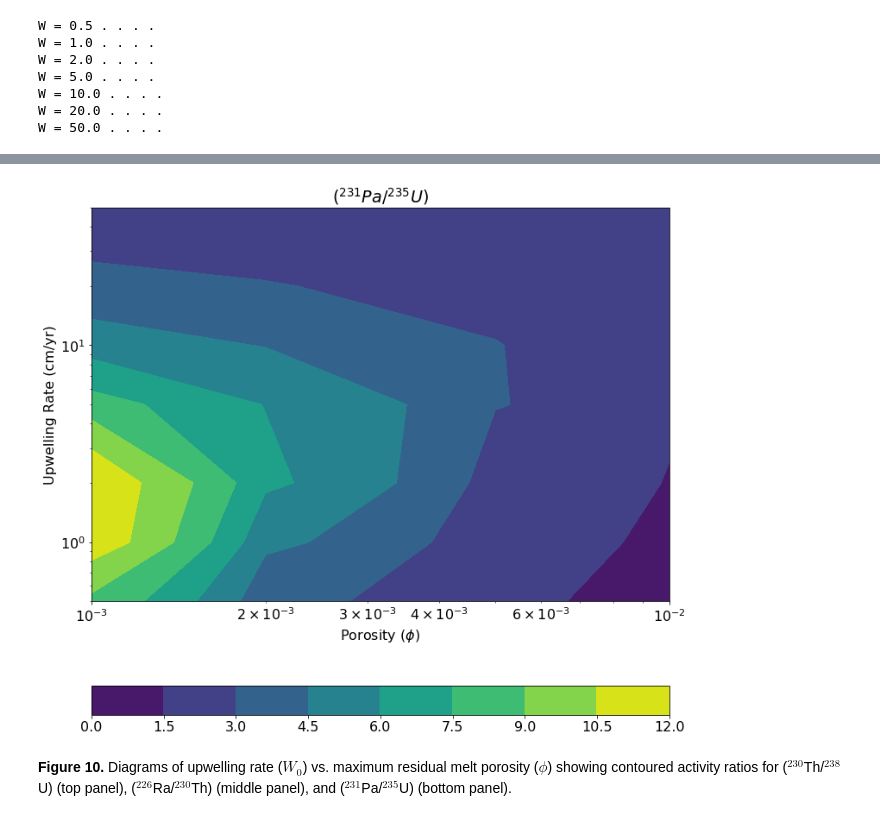
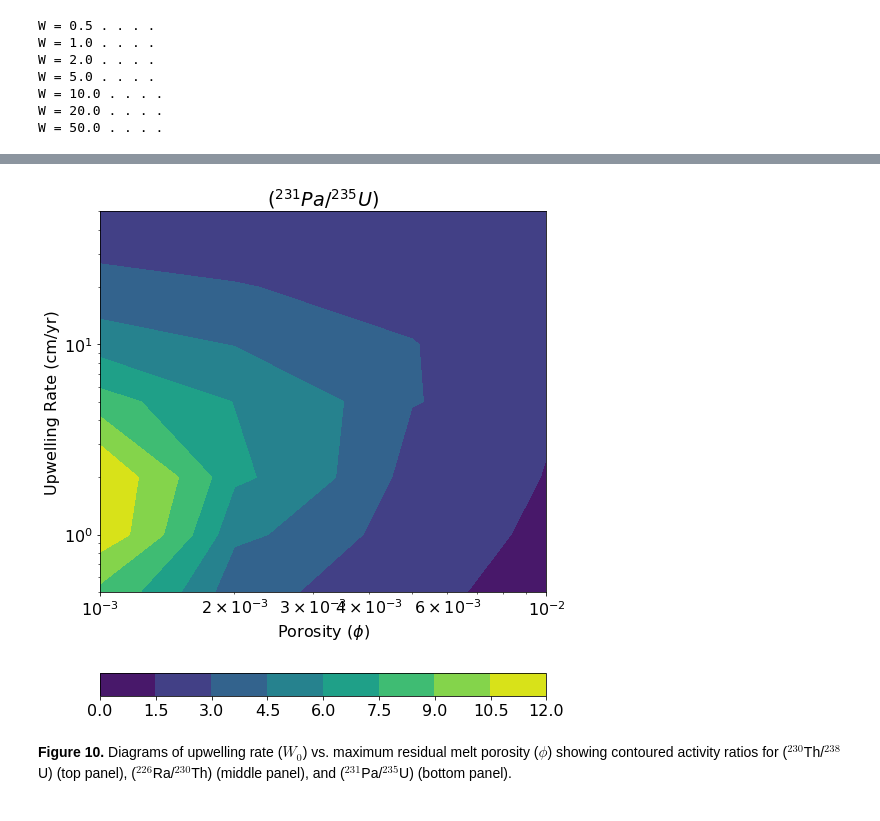
Before and after one commit to curvenote-submit/elkins2021, a Jupyter notebook: pyUserCalc_manuscript.ipynb, the cells around one changed output, grey strips where cells are left out. Cells and saved outputs as stored; diff of their text form; code cells hidden in the pictures.

```diff
--- a/pyUserCalc_manuscript.ipynb
+++ b/pyUserCalc_manuscript.ipynb
@@ -981,7 +1043,7 @@ UserCalc.plot_contours(phi0,W0,act, figsize=(12,12))
 # %%
-UserCalc.plot_contours(phi0,W0,act_235)
+UserCalc.plot_contours(phi0,W0,act_235,figsize=(8,10))
 # %% [output]
-[figure, old version]
+[figure, new version]
 # %% [markdown]
 **Figure 10.** Diagrams of upwelling rate ($W_0$) vs. maximum residual melt porosity ($\phi$) showing contoured activity ratios for ($^{230}$Th/$^{238}$U) (top panel), ($^{226}$Ra/$^{230}$Th) (middle panel), and ($^{231}$Pa/$^{235}$U) (bottom panel).
 # %%
```
Also changed, not shown: parts of 25 cells of this notebook, 28 other files.
